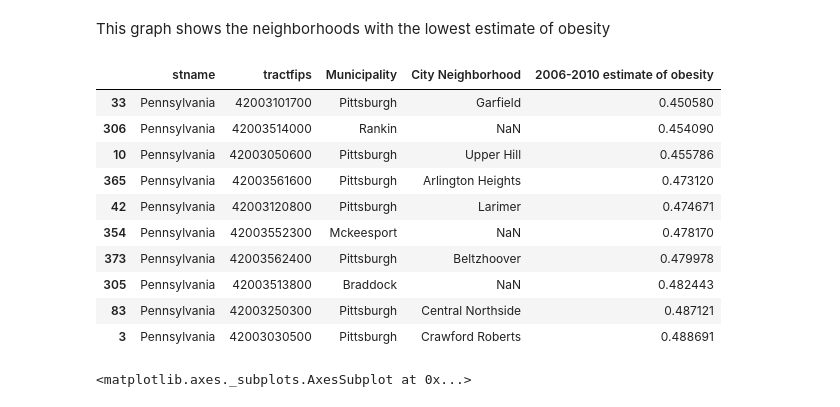
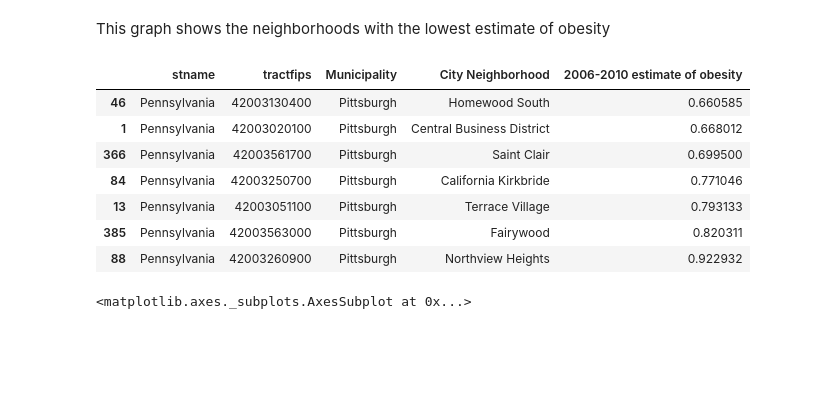
Before and after one commit to cjr118/FinalProject, a Jupyter notebook: SeanJacobsFinalProject.ipynb, the cells around one changed output. Saved outputs shown, nothing was run; the diff lists cells and outputs as text; code cells hidden in the pictures; blank space fills up the shorter version.

```diff
--- a/SeanJacobsFinalProject.ipynb
+++ b/SeanJacobsFinalProject.ipynb
@@ -84,21 +84,18 @@ condensed_values.plot(x='City Neighborhood', y='2006-2010 estimate of obesity',
 # %% [markdown]
 This graph shows the neighborhoods with the lowest estimate of obesity
 # %%
-query_mask = obesity_values['2006-2010 estimate of obesity'] >= 0.45
+query_mask = obesity_values['2006-2010 estimate of obesity'] >= 0.65
 high_obesity = obesity_values[query_mask]
 high_obesity.head(10)
 # %% [output]
 |  | stname | tractfips | Municipality | City Neighborhood | 2006-2010 estimate of obesity |
-| 33 | Pennsylvania | 42003101700 | Pittsburgh | Garfield | 0.450580 |
-| 306 | Pennsylvania | 42003514000 | Rankin | NaN | 0.454090 |
-| 10 | Pennsylvania | 42003050600 | Pittsburgh | Upper Hill | 0.455786 |
-| 365 | Pennsylvania | 42003561600 | Pittsburgh | Arlington Heights | 0.473120 |
-| 42 | Pennsylvania | 42003120800 | Pittsburgh | Larimer | 0.474671 |
-| 354 | Pennsylvania | 42003552300 | Mckeesport | NaN | 0.478170 |
-| 373 | Pennsylvania | 42003562400 | Pittsburgh | Beltzhoover | 0.479978 |
-| 305 | Pennsylvania | 42003513800 | Braddock | NaN | 0.482443 |
-| 83 | Pennsylvania | 42003250300 | Pittsburgh | Central Northside | 0.487121 |
-| 3 | Pennsylvania | 42003030500 | Pittsburgh | Crawford Roberts | 0.488691 |
+| 46 | Pennsylvania | 42003130400 | Pittsburgh | Homewood South | 0.660585 |
+| 1 | Pennsylvania | 42003020100 | Pittsburgh | Central Business District | 0.668012 |
+| 366 | Pennsylvania | 42003561700 | Pittsburgh | Saint Clair | 0.699500 |
+| 84 | Pennsylvania | 42003250700 | Pittsburgh | California Kirkbride | 0.771046 |
+| 13 | Pennsylvania | 42003051100 | Pittsburgh | Terrace Village | 0.793133 |
+| 385 | Pennsylvania | 42003563000 | Pittsburgh | Fairywood | 0.820311 |
+| 88 | Pennsylvania | 42003260900 | Pittsburgh | Northview Heights | 0.922932 |
 # %%
 high_obesity.plot(x='City Neighborhood', y='2006-2010 estimate of obesity', kind='bar', figsize=(15,5))
 # %% [output]
```
